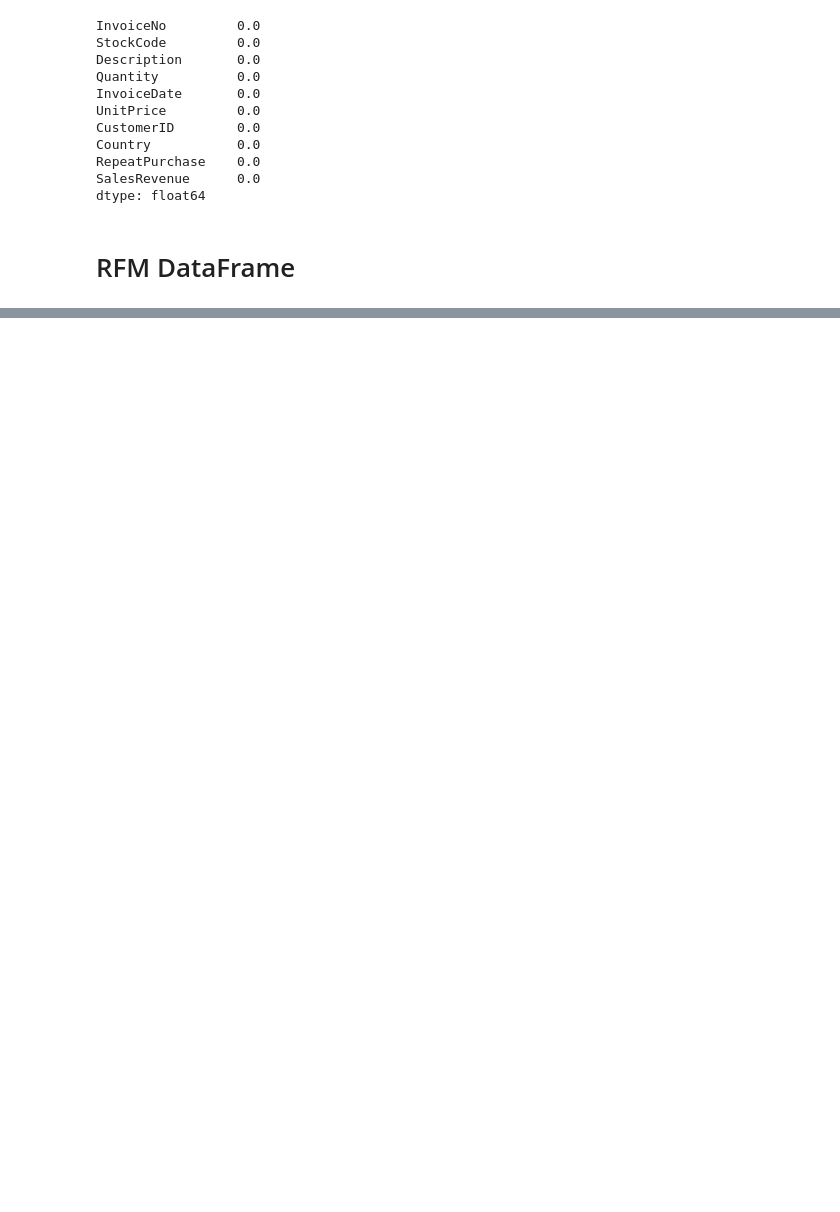
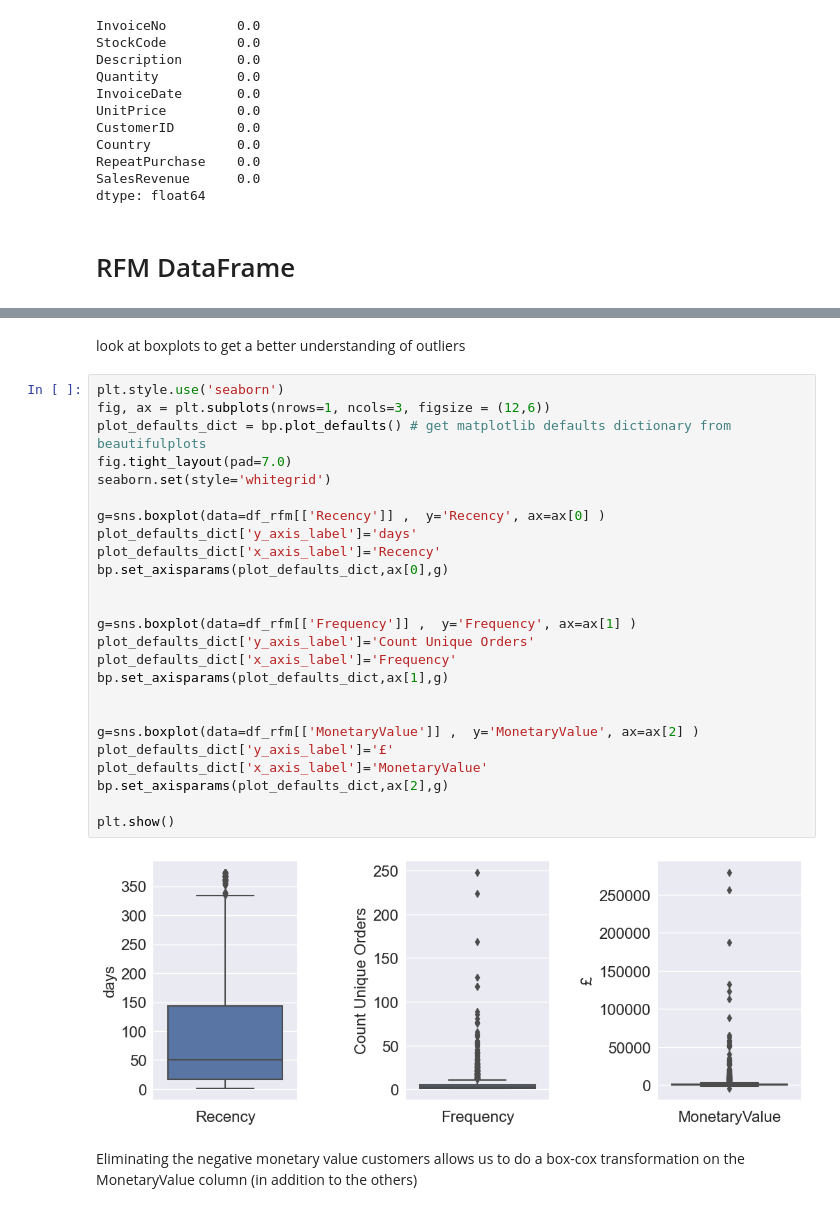
Before and after one commit to Aljgutier/segmentation, a Jupyter notebook: RFM_Segmentation_OnlineSales.ipynb, the cells around one changed output, grey strips where cells are left out. Cells and saved outputs as stored; diff of their text form; blank space fills up the shorter version.

```diff
--- a/RFM_Segmentation_OnlineSales.ipynb
+++ b/RFM_Segmentation_OnlineSales.ipynb
@@ -1134,0 +256,31 @@ for clabel,color,marker,title,k in zip(clabels,colors,markers,titles,range(1,7))
+# %% [markdown]
+look at boxplots to get a better understanding of outliers
+# %%
+plt.style.use('seaborn')
+fig, ax = plt.subplots(nrows=1, ncols=3, figsize = (12,6))
+plot_defaults_dict = bp.plot_defaults() # get matplotlib defaults dictionary from beautifulplots
+fig.tight_layout(pad=7.0)
+seaborn.set(style='whitegrid')
+
+g=sns.boxplot(data=df_rfm[['Recency']] ,  y='Recency', ax=ax[0] )
+plot_defaults_dict['y_axis_label']='days'
+plot_defaults_dict['x_axis_label']='Recency'
+bp.set_axisparams(plot_defaults_dict,ax[0],g)
+
+
+g=sns.boxplot(data=df_rfm[['Frequency']] ,  y='Frequency', ax=ax[1] )
+plot_defaults_dict['y_axis_label']='Count Unique Orders'
+plot_defaults_dict['x_axis_label']='Frequency'
+bp.set_axisparams(plot_defaults_dict,ax[1],g)
+
+
+g=sns.boxplot(data=df_rfm[['MonetaryValue']] ,  y='MonetaryValue', ax=ax[2] )
+plot_defaults_dict['y_axis_label']='£'
+plot_defaults_dict['x_axis_label']='MonetaryValue'
+bp.set_axisparams(plot_defaults_dict,ax[2],g)
+
+plt.show()
+# %% [output]
+[figure, added]
+# %% [markdown]
+Eliminating the negative monetary value customers allows us to do a box-cox transformation on the MonetaryValue column (in addition to the others)
```
Also changed, not shown: parts of 107 cells of this notebook, 1 other file.
